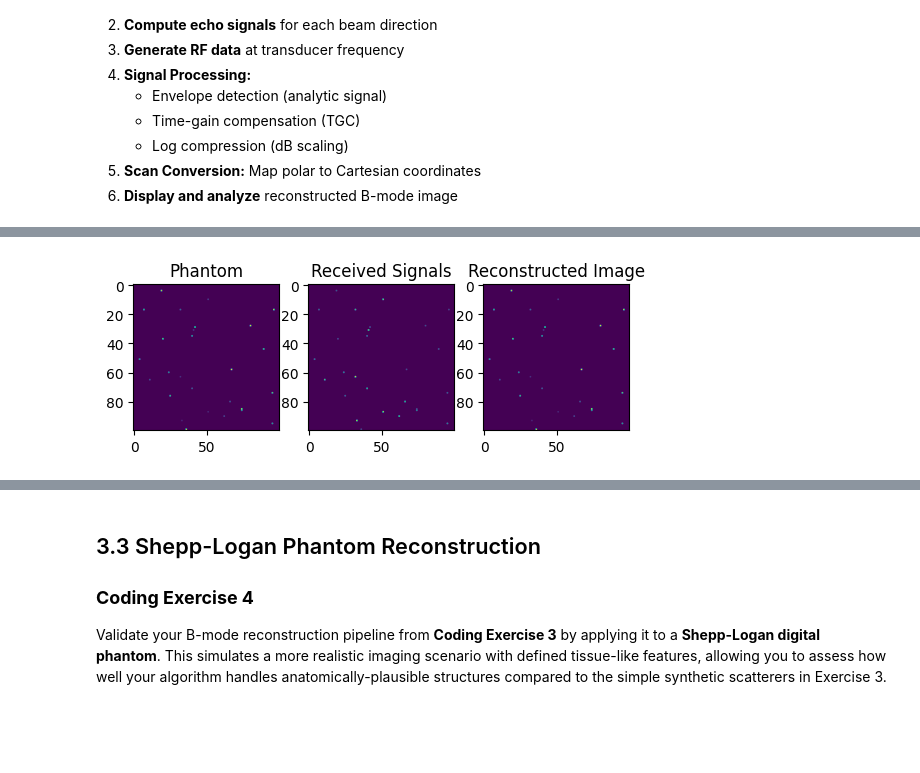
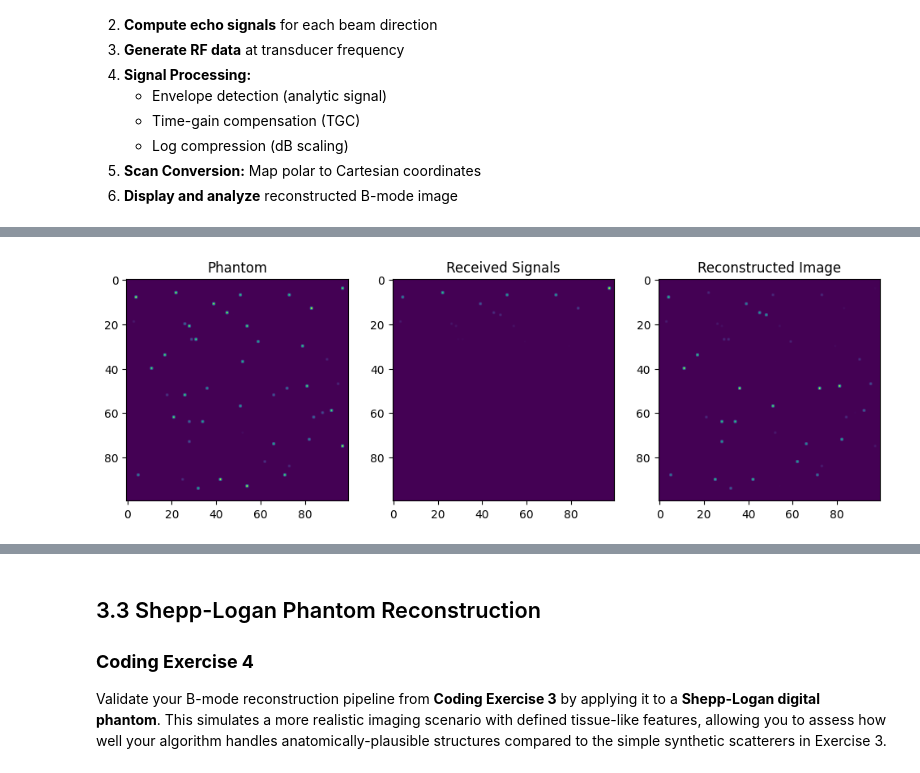
Before and after one commit to DeemDeem52/BMEN509-623_Deliverable_3, a Jupyter notebook: deliverable-03-starter.ipynb, the cells around one changed output, grey strips where cells are left out. Saved outputs shown, nothing was run; the diff lists cells and outputs as text; code cells hidden in the pictures; blank space fills up the shorter version.

```diff
--- a/deliverable-03-starter.ipynb
+++ b/deliverable-03-starter.ipynb
@@ -715,55 +717,76 @@ def calculate_echo(time_array, frequency_MHz, num_periods, depth_cm):
     return attenuate_signal(time_array, frequency_MHz, num_periods, delay, attenuation)
 
 
-'''
-original_signal = attenuate_signal(t, f, n, 0, 0)
-plt.plot(t[0:500], original_signal[0:500])
-time_delay = 10**-6 # seconds
-plt.plot(t[0:500], attenuate_signal(t, f, 2, time_delay, -3)[0:500])
-plt.plot(t[0:500], calculate_echo(t, f, 2, 20)[0:500])
-plt.show()
-'''
+# try a better version...
+
+# TODO: Simulate RF echo data for each scanline
+
+import scipy.signal as sp
+c = 1540.0 # m/s
+alpha = 0.5 # dB / (cm * MHz)
+
+for i in range(random.randint(10, 30)):
+    # generate some point scatterers at a random position with a random distance
+    # distances may be between 0 cm and 9.9 cm
+    # relative impedance may be between 0 and 1
+    # at least 10 and up to 30 may be generated
+    grid[random.randint(0, 99)][random.randint(0, 99)] = random.random()
+
 def reconstruction_pipeline(grid, end_time, num_samples):
     f = 7.5 # MHz
-    n = 2
+    n = 1
 
     timestep = end_time / num_samples
-    time = np.linspace(0, end_time, num_samples)
+    t = np.linspace(0, end_time, num_samples)
 
-    #echo_signals = np.zeros((grid.shape[0], grid.shape[1], t.size))
-    signal_amplitudes = np.zeros((grid.shape))
-    signal_times = np.zeros((grid.shape))
+    received_amplitudes = np.zeros(grid.shape)
+    signal_amplitudes = np.zeros(grid.shape)
 
-    for (x, y), dist in np.ndenumerate(grid):
-        if (x % 100 == 0 and y % 100 == 0):
-            print(f"Reached coordinates ({x}, {y})")
-        if dist > 0:
-            received_signal = calculate_echo(time, f, n, dist)
+    # Simple model: scanlines go from top to bottom (B-mode), linearly (not in polar form)
+    for y, scanline in enumerate(np.transpose(grid)):
+        echo = np.zeros(t.shape)
+        prev_value = 0
+        for x, value in enumerate(scanline):
+        # find reflection edges
+            if value != prev_value:
+                reflection_coefficient = (((255 * value) - (255 * prev_value)) / ((255 * value) + (255 * prev_value))) ** 2
+                echo += calculate_echo(t, f, n, x/10) * reflection_coefficient
+                # simple model: 100% transmission despite partial reflection
+
+        if (y % 100 == 0 and y > 0):
+            print("Scanline", y)
 
 # TODO: Apply envelope detection to extract amplitude from RF signal
-            signal_amplitudes[x][y] = max(received_signal)
-            signal_times[x][y] = np.nonzero(received_signal)[0][0] * timestep
+        peak_samples = sp.find_peaks(echo, distance=100)[0]
+            # find_peaks gives the sample numbers at max amplitude
 
-    received_amplitudes = signal_amplitudes.copy()
+        for sample in peak_samples:
+            echo_amplitude = echo[sample]
+            echo_time = sample * timestep
+            echo_distance_mm = round(1000 * c * echo_time / 2)  # each pixel represents 1 mm
+
+            received_amplitudes[echo_distance_mm][y] = echo_amplitude
 
 # TODO: Apply time-gain compensation (TGC)
-    c = 1540.0 # m/s
-    alpha = 0.5 # dB / (cm * MHz)
-    for (x, y), time in np.ndenumerate(signal_times):
-        if time > 0:
-            depth_cm = c * time / 2
+            depth_cm = echo_distance_mm / 10
             required_gain = 2 * alpha * depth_cm * f # dB
-
-            signal_amplitudes[x][y] = signal_amplitudes[x][y] * 10**(required_gain/10)
+            compensated_amplitude = echo_amplitude * 10**(required_gain/10)
 
 # TODO: Apply log compression (dB scale)
-            signal_amplitudes[x][y] = -10*np.log10(signal_amplitudes[x][y])
+            if compensated_amplitude > 0:
+                # some attenuation is too much for the system to detect
+                compressed_amplitude = -10*np.log10(compensated_amplitude)
 
 # TODO: Perform scan conversion (polar to Cartesian)
-    # ...
+            if (compressed_amplitude) > 5:
+                # adjust the window size to more easily see pathology
+                compressed_amplitude = 5
+
+            signal_amplitudes[echo_distance_mm][y] = compressed_amplitude
 
 # TODO: Display and analyze reconstructed B-mode image
-    fig, (ax1, ax2, ax3) = plt.subplots(1, 3)
+
+    fig, (ax1, ax2, ax3) = plt.subplots(1, 3, figsize=(12, 5))
 
     ax1.imshow(grid)
     ax1.set_title("Phantom")
@@ -778,15 +801,15 @@ def reconstruction_pipeline(grid, end_time, num_samples):
 
     return(signal_amplitudes)
 
-reconstruction_pipeline(grid, 0.0003, 500000)
+reconstruction_pipeline(grid, 0.0003, 50000)
 
 '''
 As we can see, the linear-scaled received signals
-don't show the correct distances, and most signals are
+fade out, because most signals are
 nearly invisible due to exponential attenuation.
 
 Meanwhile, the reconstructed image matches
-the phantom nearly exactly by being able to
+the phantom very closely by being able to
 compensate for the attenuation losses with time
 in soft tissue.
 
@@ -801 +823 @@ Reached coordinates (0, 0)
-[figure, old version]
+[figure, new version]
```
Also changed, not shown: parts of 7 cells of this notebook.
